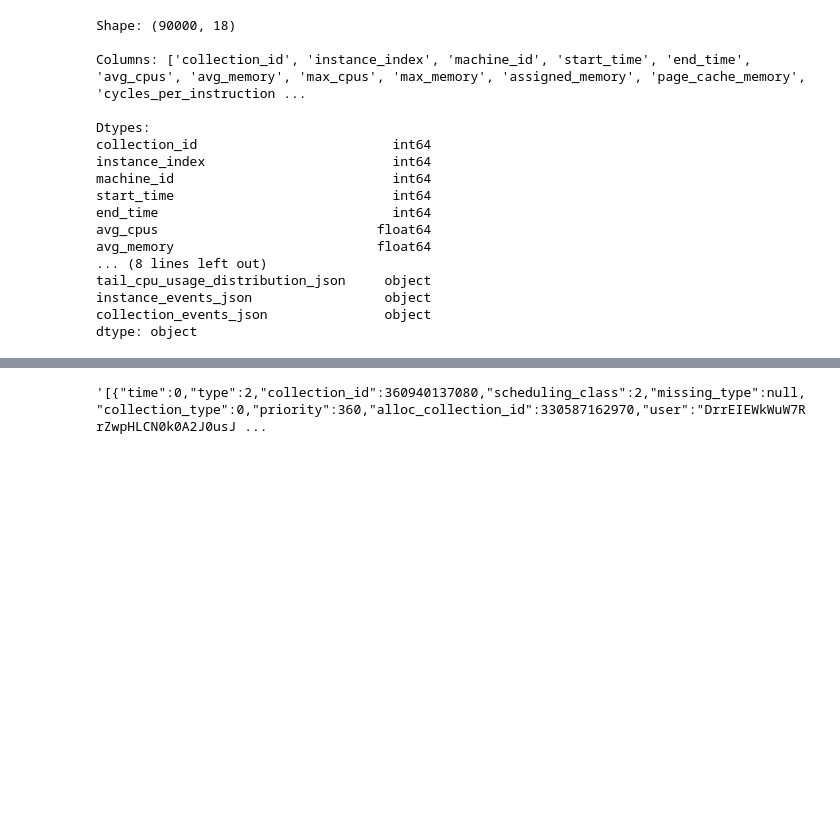
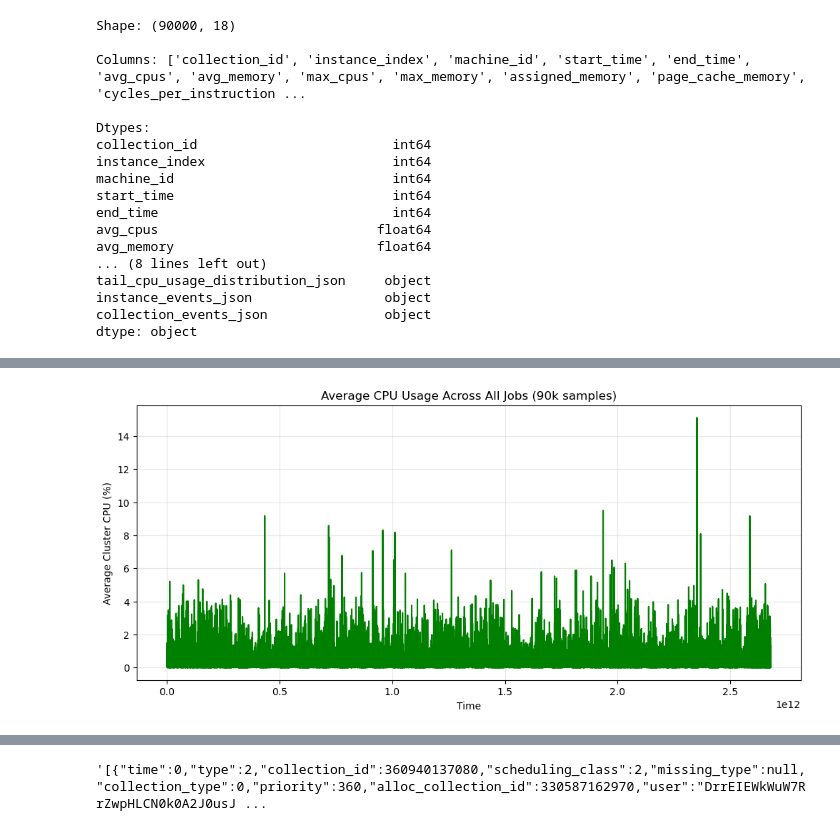
Before and after one commit to chuaqindi/cloud-computing-project, a Jupyter notebook: old_files/EDA_2.ipynb, the cells around one changed output, grey strips where cells are left out. Drawn from its saved outputs; the diff is of its cells as text; code cells hidden in the pictures; blank space fills up the shorter version.

```diff
--- a/old_files/EDA_2.ipynb
+++ b/old_files/EDA_2.ipynb
@@ -180,0 +112,12 @@ Useful for understanding upper-tail CPU demand patterns.
+# %%
+cpu_over_time = df.groupby("start_time")["avg_cpus"].mean() * 100
+
+plt.figure(figsize=(12,5))
+plt.plot(cpu_over_time.index, cpu_over_time.values, color="green")
+plt.xlabel("Time")
+plt.ylabel("Average Cluster CPU (%)")
+plt.title("Average CPU Usage Across All Jobs (90k samples)")
+plt.grid(alpha=0.3)
+plt.show()
+# %% [output]
+[figure, added]
```
Also changed, not shown: parts of 29 cells of this notebook, 1 other file.
